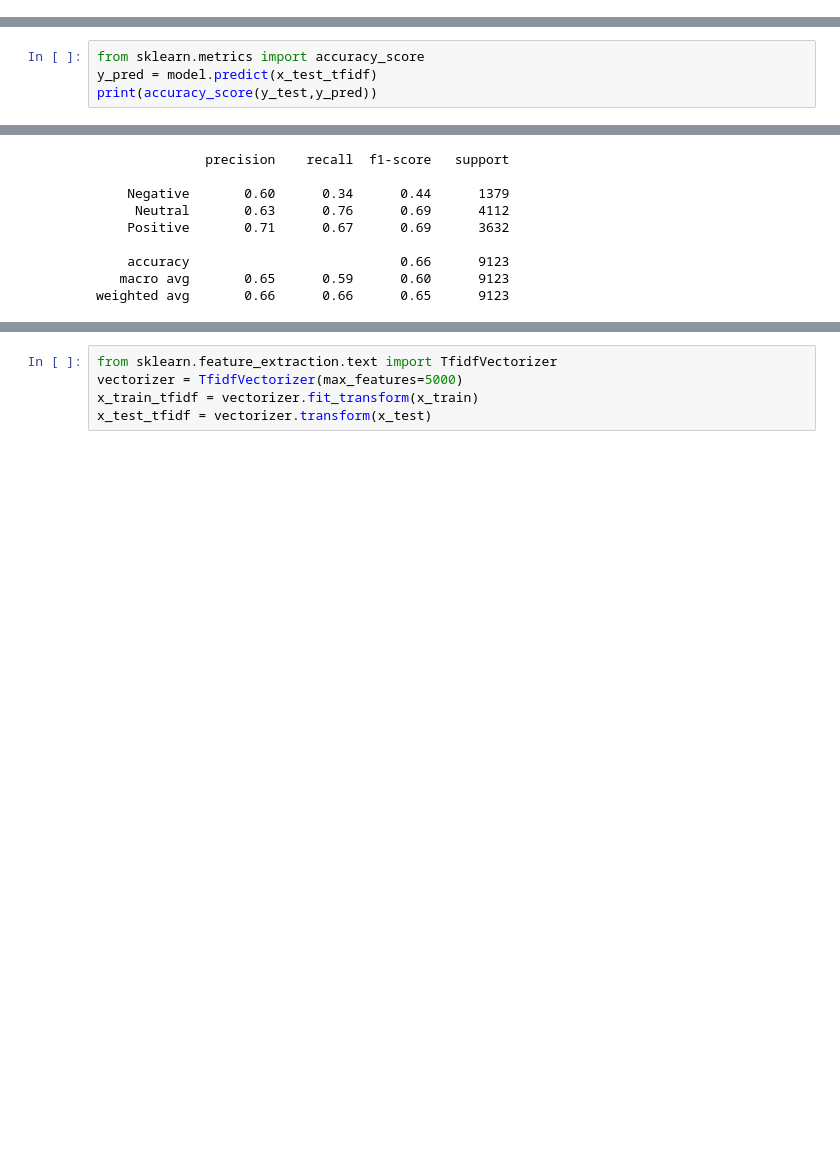
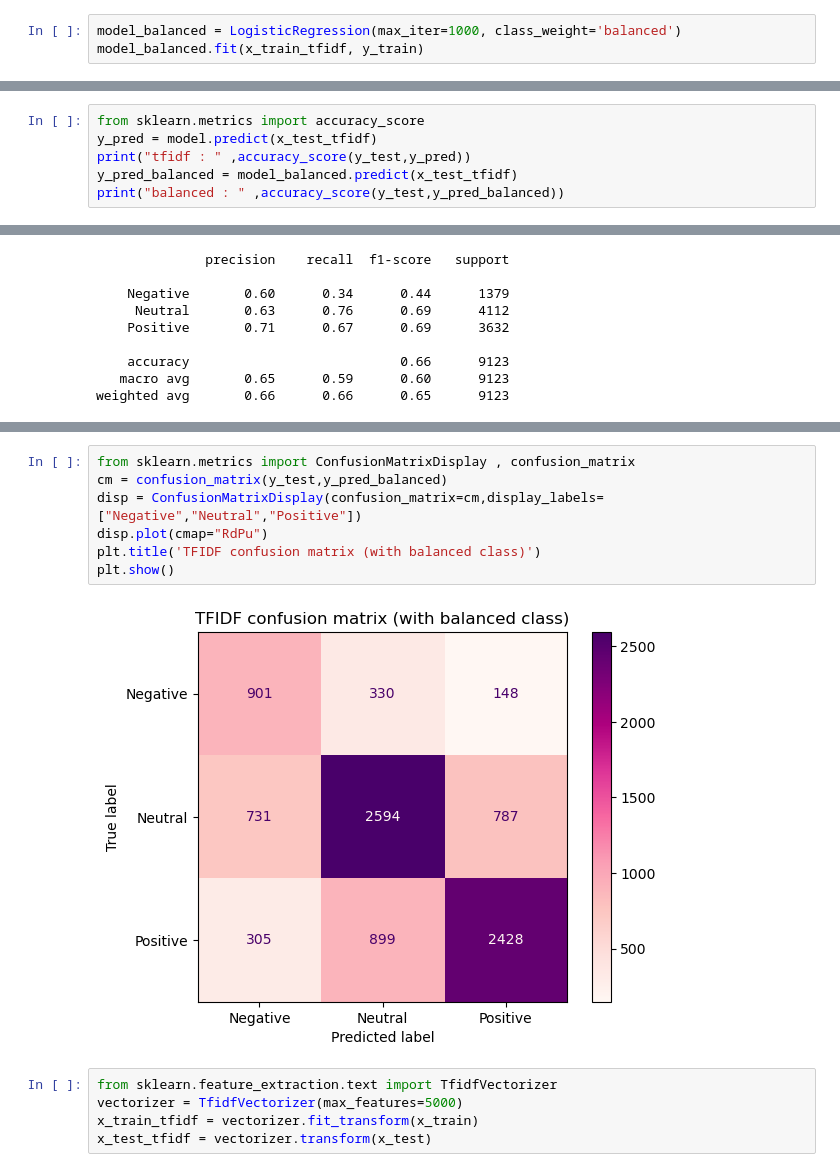
Before and after one commit to niyatikaushik2005/Sentiment-Analysis-ML, a Jupyter notebook: sentiment_analysis_classic_ml_model.ipynb, the cells around one changed output, grey strips where cells are left out. Saved outputs shown, nothing was run; the diff lists cells and outputs as text; blank space fills up the shorter version.

```diff
--- a/sentiment_analysis_classic_ml_model.ipynb
+++ b/sentiment_analysis_classic_ml_model.ipynb
@@ -83,3 +83,6 @@ model = LogisticRegression(max_iter=1000)
 model.fit(x_train_tfidf,y_train)
 # %% [output]
 LogisticRegression(max_iter=1000)
+# %%
+model_balanced = LogisticRegression(max_iter=1000, class_weight='balanced')
+model_balanced.fit(x_train_tfidf, y_train)
@@ -86,5 +91,7 @@ LogisticRegression(max_iter=1000)
 # %%
 from sklearn.metrics import accuracy_score
 y_pred = model.predict(x_test_tfidf)
-print(accuracy_score(y_test,y_pred))
+print("tfidf : " ,accuracy_score(y_test,y_pred))
+y_pred_balanced = model_balanced.predict(x_test_tfidf)
+print("balanced : " ,accuracy_score(y_test,y_pred_balanced))
 # %% [output]
@@ -113,3 +134,12 @@ plt.show()
+# %%
+from sklearn.metrics import ConfusionMatrixDisplay , confusion_matrix
+cm = confusion_matrix(y_test,y_pred_balanced)
+disp = ConfusionMatrixDisplay(confusion_matrix=cm,display_labels=["Negative","Neutral","Positive"])
+disp.plot(cmap="RdPu")
+plt.title('TFIDF confusion matrix (with balanced class)')
+plt.show()
+# %% [output]
+[figure, added]
 # %%
 from sklearn.feature_extraction.text import TfidfVectorizer
 vectorizer = TfidfVectorizer(max_features=5000)
```
Also changed, not shown: parts of 5 cells of this notebook.
